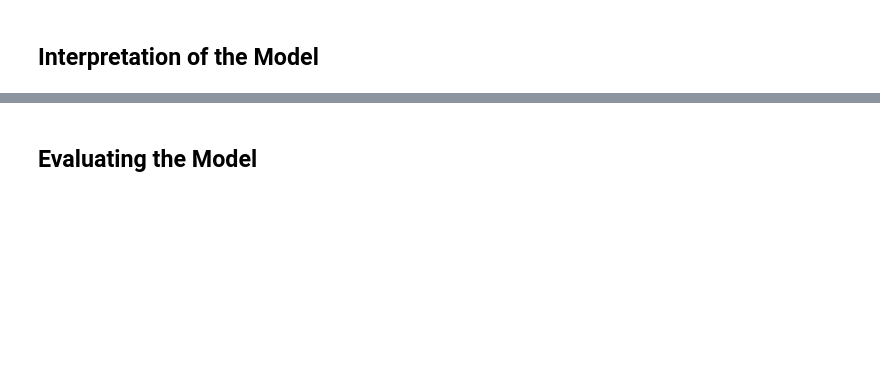
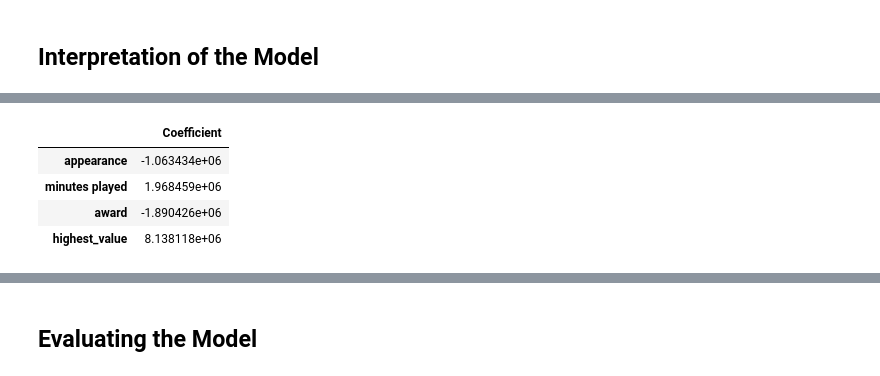
Before and after one commit to Tuwaiq-DS-ML-bootcamp-V-6/Use-case-7, a Jupyter notebook: EDA explain template7.ipynb, the cells around one changed output, grey strips where cells are left out. Drawn from its saved outputs; the diff is of its cells as text; code cells hidden in the pictures; blank space fills up the shorter version.

```diff
--- a/EDA explain template7.ipynb
+++ b/EDA explain template7.ipynb
@@ -557,8 +622,8 @@ player.head()
 #### 4. Prepare train and test data
 # %%
 # Prepare data
-X = df_football.drop(['current_value'], axis=1)
-y = df_football['current_value']
+X = player.drop(['current_value'], axis=1)
+y = player['current_value']
 
 # Split data into training and testing sets
 X_train, X_test, y_train, y_test = train_test_split(X, y,
@@ -594,0 +751,9 @@ print(model.intercept_)
+# %%
+coeff_df = pd.DataFrame(ridge_model.coef_,X.columns,columns=['Coefficient'])
+coeff_df
+# %% [output]
+|  | Coefficient |
+| appearance | -1.063434e+06 |
+| minutes played | 1.968459e+06 |
+| award | -1.890426e+06 |
+| highest_value | 8.138118e+06 |
```
Also changed, not shown: parts of 34 cells of this notebook.
